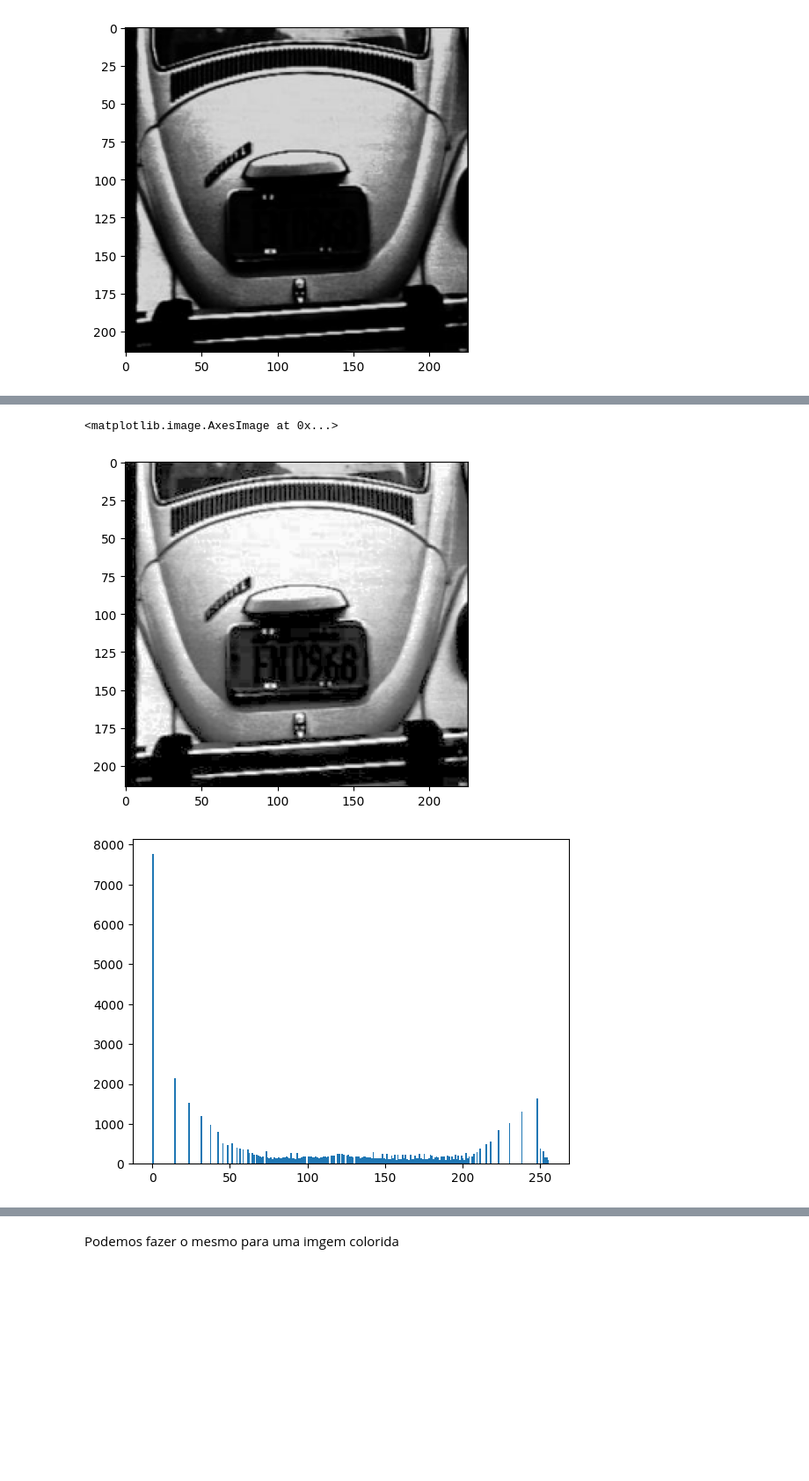
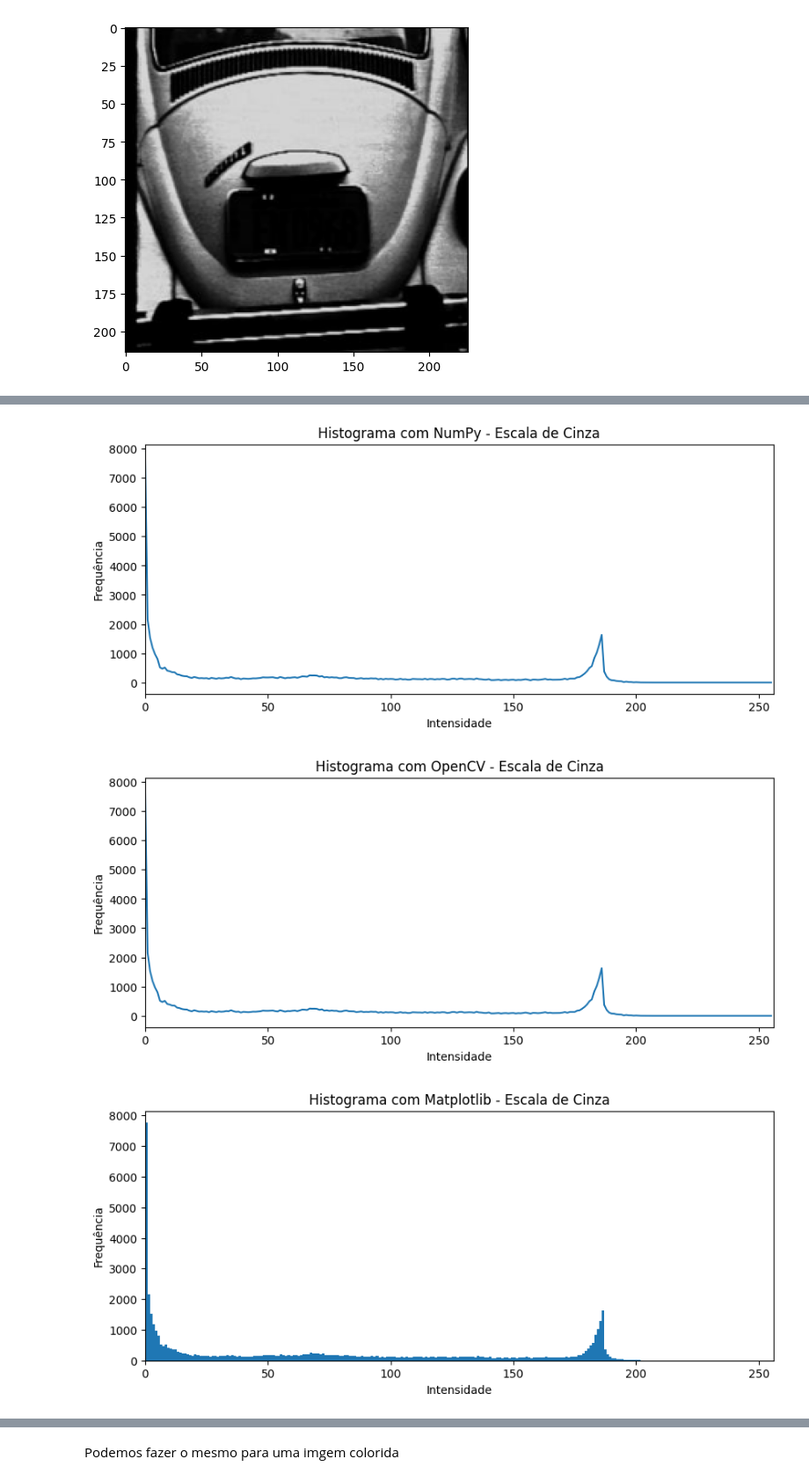
Before and after one commit to arnaldojr/cognitivecomputing, a Jupyter notebook: material/aulas/PDI/lab03/atividade3.ipynb, the cells around one changed output, grey strips where cells are left out. Shown at 88% size. Cells and saved outputs as stored; diff of their text form; code cells hidden in the pictures; blank space fills up the shorter version.

```diff
--- a/material/aulas/PDI/lab03/atividade3.ipynb
+++ b/material/aulas/PDI/lab03/atividade3.ipynb
@@ -36,12 +82,36 @@ plt.hist(img.ravel(),256,[0,256]); plt.show()
-# %%
-# normalização de histograma
-
-img_eq = cv2.equalizeHist(img)
-plt.imshow(img_eq, cmap="Greys_r", vmin=0, vmax=255)
-# %% [output]
-<matplotlib.image.AxesImage at 0x...>
-[figure, removed]
-# %%
-plt.hist(img_eq.ravel(),256,[0,256]); plt.show()
-# %% [output]
-[figure, removed]
+# %%
+
+img_gray = img
+
+# Calculando histograma com NumPy para imagem em escala de cinza
+hist_np, bins = np.histogram(img_gray.ravel(), bins=256, range=[0,256])
+plt.figure(figsize=(10,4))
+plt.title('Histograma com NumPy - Escala de Cinza')
+plt.xlabel('Intensidade')
+plt.ylabel('Frequência')
+plt.plot(hist_np)
+plt.xlim([0,256])
+plt.show()
+
+# Calculando histograma com OpenCV para imagem em escala de cinza
+hist_cv = cv2.calcHist([img_gray], [0], None, [256], [0,256])
+plt.figure(figsize=(10,4))
+plt.title('Histograma com OpenCV - Escala de Cinza')
+plt.xlabel('Intensidade')
+plt.ylabel('Frequência')
+plt.plot(hist_cv)
+plt.xlim([0,256])
+plt.show()
+
+# Exibindo o histograma com a função plt.hist
+plt.figure(figsize=(10,4))
+plt.hist(img_gray.ravel(),256,[0,256])
+plt.title('Histograma com Matplotlib - Escala de Cinza')
+plt.xlabel('Intensidade')
+plt.ylabel('Frequência')
+plt.xlim([0,256])
+plt.show()
+# %% [output]
+[figure, added]
+[figure, added]
+[figure, added]
```
Also changed, not shown: parts of 16 cells of this notebook, 3 other files.
